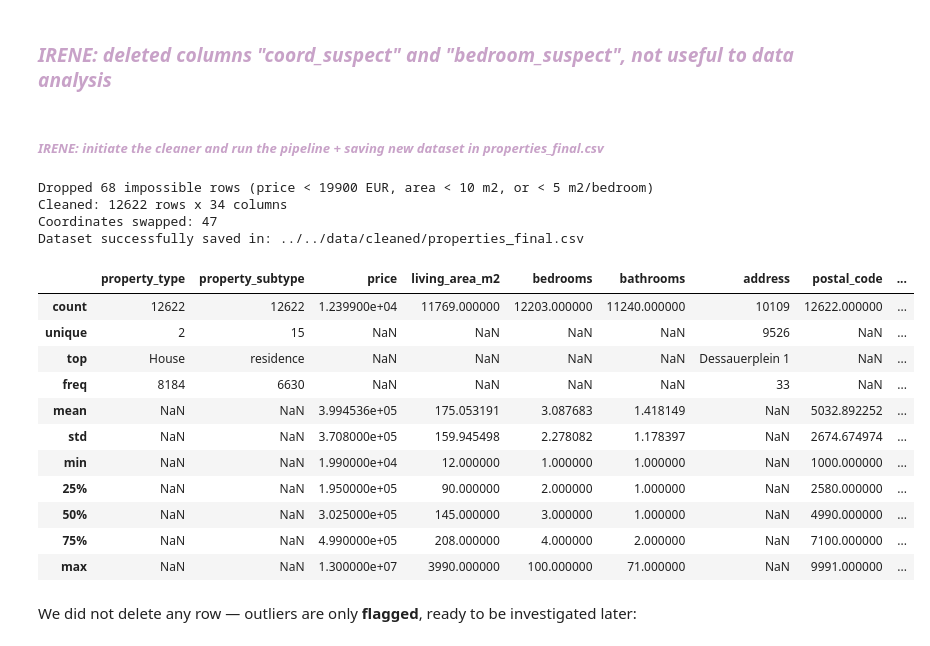
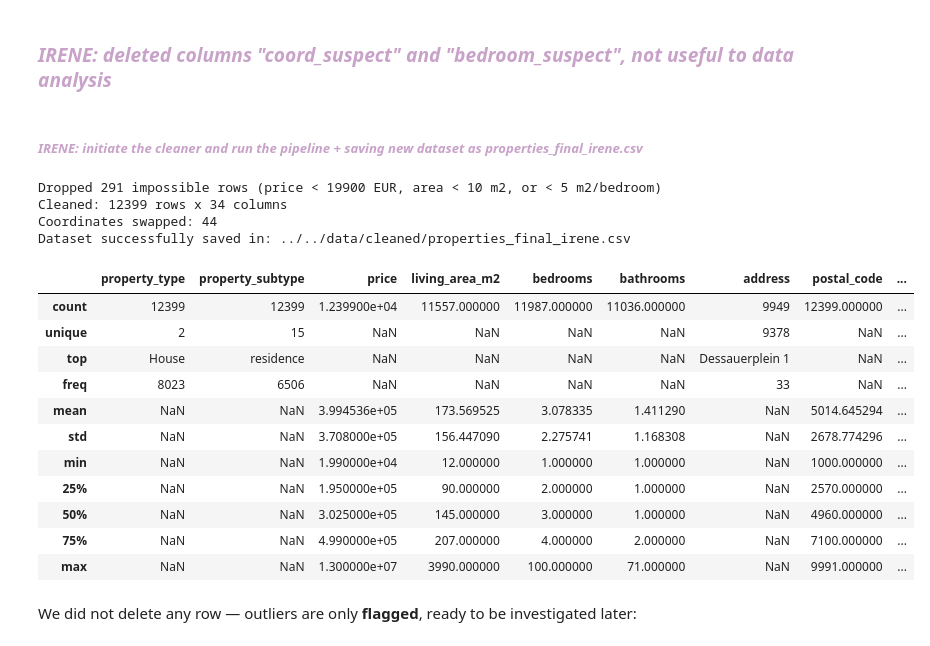
Before and after one commit to VictorCourtois135/immo-eliza-tigers-analysis, a Jupyter notebook: analysis/notebook_dan/irene_changes_on_dan_nb.ipynb, the cells around one changed output. Drawn from its saved outputs; the diff is of its cells as text; code cells hidden in the pictures.

Commit message:
nan prices removed from dataset

```diff
--- a/analysis/notebook_dan/irene_changes_on_dan_nb.ipynb
+++ b/analysis/notebook_dan/irene_changes_on_dan_nb.ipynb
@@ -224,6 +224,7 @@ class DataCleaner:
 
         # updating impossible_masq with building year condition
         impossible_masq = (
+            (df['price'].isna()) |
             (df["price"] < self.__class__.HARD_MIN_PRICE) |
             (df["living_area_m2"] < self.__class__.HARD_MIN_AREA) |
             (df["living_area_m2"] < df["bedrooms"] * self.__class__.HARD_MIN_M2_PER_BEDROOM) |
@@ -323,42 +324,42 @@ class DataCleaner:
 # %% [markdown]
 ### *<span style="color:#c8a2c8; font-weight:bold">IRENE: deleted columns "coord_suspect" and "bedroom_suspect", not useful to data analysis</span>*
 # %% [markdown]
-##### *<span style="color:#c8a2c8">IRENE: initiate the cleaner and run the pipeline + saving new dataset in properties_final.csv</span>*
+##### *<span style="color:#c8a2c8">IRENE: initiate the cleaner and run the pipeline + saving new dataset as properties_final_irene.csv</span>*
 # %%
 # paths configuration
 CSV_PATH = "../../data/raw/properties_parsed.csv"
-OUTPUT_PATH = "../../data/cleaned/properties_final.csv"
+OUTPUT_PATH = "../../data/cleaned/properties_final_irene.csv"
 
 # pipeline initialization and execution
 cleaner = DataCleaner(CSV_PATH)
 df = cleaner.clean()
 
 # Saving cleaned file
 df.to_csv(OUTPUT_PATH, index=False)
 
 # controls log
 print(f"Cleaned: {df.shape[0]} rows x {df.shape[1]} columns")
 print(f"Coordinates swapped: {int(df['coord_swapped'].sum())}")
 print(f"Dataset successfully saved in: {OUTPUT_PATH}")
 df.head()
 
 df.describe(include='all')
 # %% [output]
-Dropped 68 impossible rows (price < 19900 EUR, area < 10 m2, or < 5 m2/bedroom)
-Cleaned: 12622 rows x 34 columns
-Coordinates swapped: 47
-Dataset successfully saved in: ../../data/cleaned/properties_final.csv
+Dropped 291 impossible rows (price < 19900 EUR, area < 10 m2, or < 5 m2/bedroom)
+Cleaned: 12399 rows x 34 columns
+Coordinates swapped: 44
+Dataset successfully saved in: ../../data/cleaned/properties_final_irene.csv
 |  | property_type | property_subtype | price | living_area_m2 | bedrooms | bathrooms | address | postal_code | ... |
-| count | 12622 | 12622 | 1.239900e+04 | 11769.000000 | 12203.000000 | 11240.000000 | 10109 | 12622.000000 | ... |
-| unique | 2 | 15 | NaN | NaN | NaN | NaN | 9526 | NaN | ... |
+| count | 12399 | 12399 | 1.239900e+04 | 11557.000000 | 11987.000000 | 11036.000000 | 9949 | 12399.000000 | ... |
+| unique | 2 | 15 | NaN | NaN | NaN | NaN | 9378 | NaN | ... |
 | top | House | residence | NaN | NaN | NaN | NaN | Dessauerplein 1 | NaN | ... |
-| freq | 8184 | 6630 | NaN | NaN | NaN | NaN | 33 | NaN | ... |
-| mean | NaN | NaN | 3.994536e+05 | 175.053191 | 3.087683 | 1.418149 | NaN | 5032.892252 | ... |
-| std | NaN | NaN | 3.708000e+05 | 159.945498 | 2.278082 | 1.178397 | NaN | 2674.674974 | ... |
+| freq | 8023 | 6506 | NaN | NaN | NaN | NaN | 33 | NaN | ... |
+| mean | NaN | NaN | 3.994536e+05 | 173.569525 | 3.078335 | 1.411290 | NaN | 5014.645294 | ... |
+| std | NaN | NaN | 3.708000e+05 | 156.447090 | 2.275741 | 1.168308 | NaN | 2678.774296 | ... |
 | min | NaN | NaN | 1.990000e+04 | 12.000000 | 1.000000 | 1.000000 | NaN | 1000.000000 | ... |
-| 25% | NaN | NaN | 1.950000e+05 | 90.000000 | 2.000000 | 1.000000 | NaN | 2580.000000 | ... |
-| 50% | NaN | NaN | 3.025000e+05 | 145.000000 | 3.000000 | 1.000000 | NaN | 4990.000000 | ... |
-| 75% | NaN | NaN | 4.990000e+05 | 208.000000 | 4.000000 | 2.000000 | NaN | 7100.000000 | ... |
+| 25% | NaN | NaN | 1.950000e+05 | 90.000000 | 2.000000 | 1.000000 | NaN | 2570.000000 | ... |
+| 50% | NaN | NaN | 3.025000e+05 | 145.000000 | 3.000000 | 1.000000 | NaN | 4960.000000 | ... |
+| 75% | NaN | NaN | 4.990000e+05 | 207.000000 | 4.000000 | 2.000000 | NaN | 7100.000000 | ... |
 | max | NaN | NaN | 1.300000e+07 | 3990.000000 | 100.000000 | 71.000000 | NaN | 9991.000000 | ... |
 # %% [markdown]
 We did not delete any row — outliers are only **flagged**, ready to be investigated later:
```
Also changed, not shown: 3 other files.
